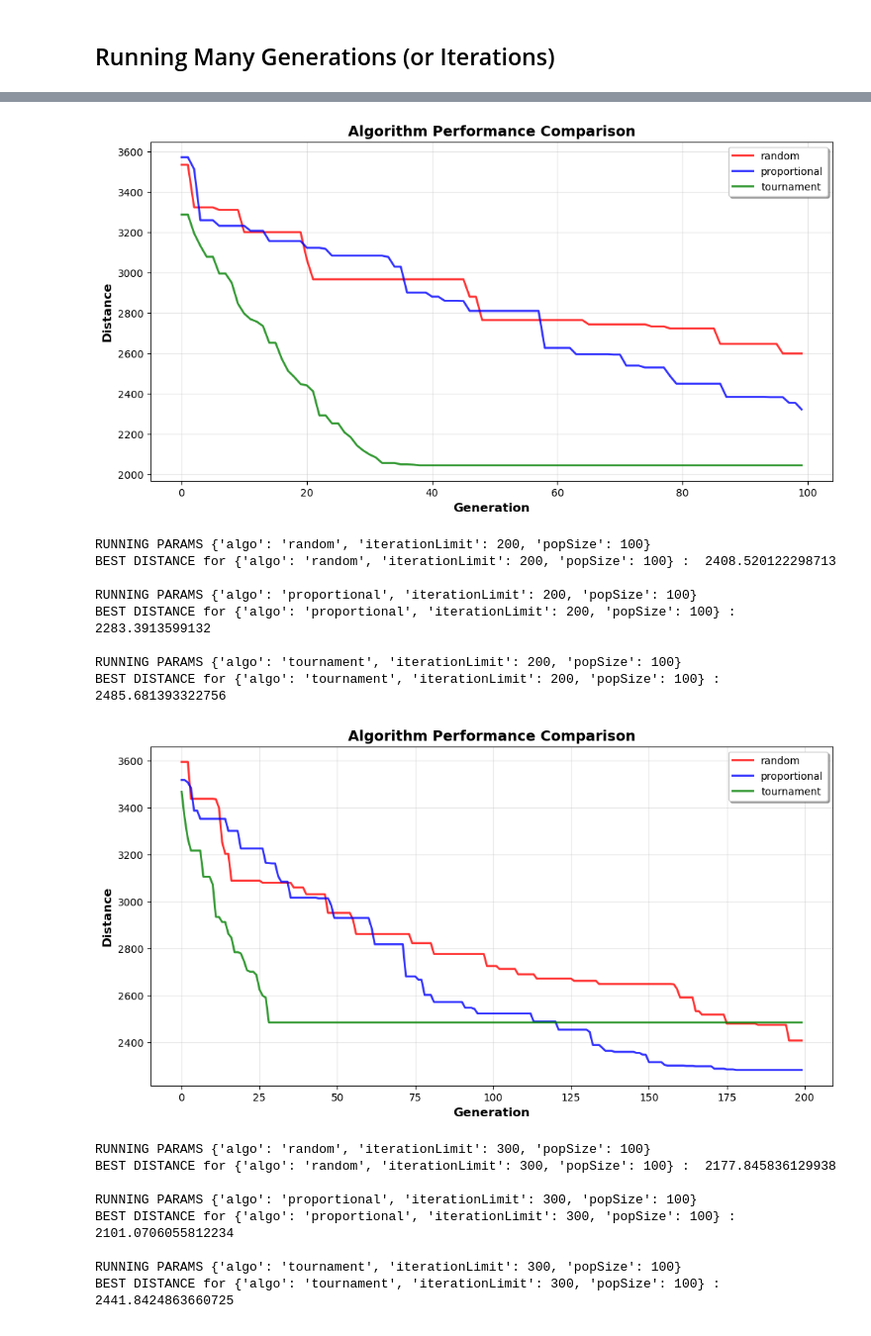
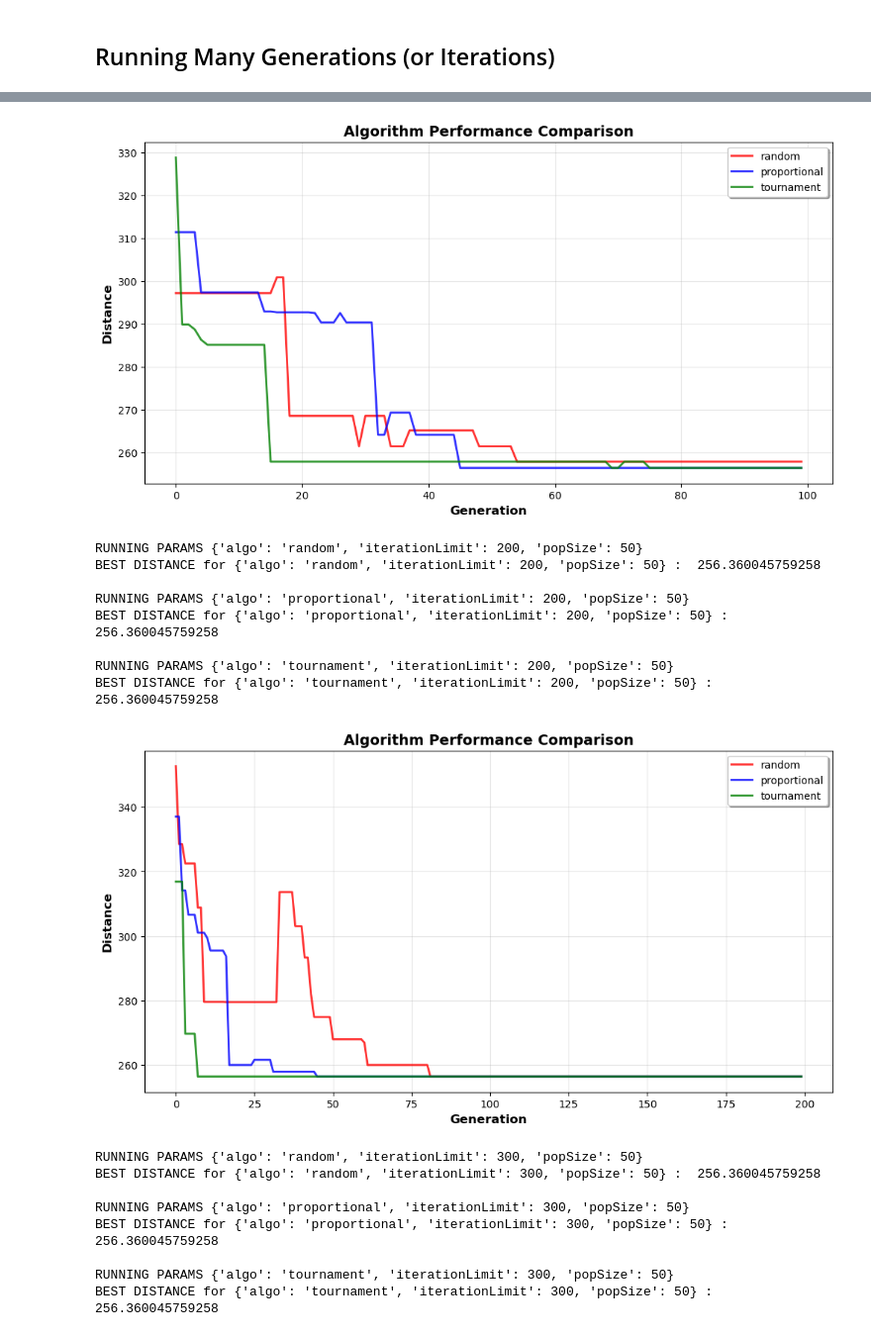
Before and after one commit to thanir03/ai-lab-1, a Jupyter notebook: Lab 2_Genetic Algorithm.ipynb, the cells around one changed output, grey strips where cells are left out. Shown: that part at 99% size. Saved outputs shown, nothing was run; the diff lists cells and outputs as text; code cells hidden in the pictures.

```diff
--- a/Lab 2_Genetic Algorithm.ipynb
+++ b/Lab 2_Genetic Algorithm.ipynb
@@ -170,7 +170,7 @@ def genCityList(filename):
 
 
     # == Replacement starts here
-    NUM_RANDOM_CITIES = 75
+    NUM_RANDOM_CITIES = 10
     cities = []
 
     # Read cities from txt file
@@ -471,19 +464,19 @@ def mutate(route: list[City], mutationProbability):
     # 0 marks:        No answer is given.
 
     mutated_route = route[:]
-    for i in range(len(route)):
+    for i in range(len(mutated_route)):
         if (random.random() < mutationProbability):
             # mutationProbability is the probability of a gene undergoing mutation
 
             # Replacement starts here
             # Get a random index from the route array
-            idx = random.randint(0 , len(route) - 1)
+            idx = random.randint(0 , len(mutated_route) - 1)
             # Remove the selected
-            item = route.pop(idx)
+            item = mutated_route.pop(idx)
 
             # Insert
-            idx2 = random.randint(0 , len(route) - 1)
-            route.insert(idx2 , item)
+            idx2 = random.randint(0 , len(mutated_route) - 1)
+            mutated_route.insert(idx2 , item)
             # Replacement ends here
     return mutated_route
 # %% [markdown]
@@ -544,7 +537,7 @@ print(new_population)
 ## Running Many Generations (or Iterations)
 # %%
 filename = 'cities400.txt'
-popSize = 100
+popSize = 50
 eliteSize = 5
 mutationProbability = 0.01
 iteration_limit = 250
@@ -649,6 +642,5 @@ for i, param in enumerate(params):
     if (i+1) % 3 == 0:
         generateScatterChart(results, mapOfAlgos)
         results.clear()
-
 print(iteration)
 # %% [output]
@@ -663,18 +655,18 @@ BEST DISTANCE for {'algo': 'tournament', 'iterationLimit': 100, 'popSize': 100}
-[figure, old version]
+[figure, new version]
-RUNNING PARAMS {'algo': 'random', 'iterationLimit': 200, 'popSize': 100}
-BEST DISTANCE for {'algo': 'random', 'iterationLimit': 200, 'popSize': 100} :  2408.520122298713
+RUNNING PARAMS {'algo': 'random', 'iterationLimit': 200, 'popSize': 50}
+BEST DISTANCE for {'algo': 'random', 'iterationLimit': 200, 'popSize': 50} :  256.360045759258
 
-RUNNING PARAMS {'algo': 'proportional', 'iterationLimit': 200, 'popSize': 100}
-BEST DISTANCE for {'algo': 'proportional', 'iterationLimit': 200, 'popSize': 100} :  2283.3913599132
+RUNNING PARAMS {'algo': 'proportional', 'iterationLimit': 200, 'popSize': 50}
+BEST DISTANCE for {'algo': 'proportional', 'iterationLimit': 200, 'popSize': 50} :  256.360045759258
 
-RUNNING PARAMS {'algo': 'tournament', 'iterationLimit': 200, 'popSize': 100}
-BEST DISTANCE for {'algo': 'tournament', 'iterationLimit': 200, 'popSize': 100} :  2485.681393322756
+RUNNING PARAMS {'algo': 'tournament', 'iterationLimit': 200, 'popSize': 50}
+BEST DISTANCE for {'algo': 'tournament', 'iterationLimit': 200, 'popSize': 50} :  256.360045759258
-[figure, old version]
+[figure, new version]
-RUNNING PARAMS {'algo': 'random', 'iterationLimit': 300, 'popSize': 100}
-BEST DISTANCE for {'algo': 'random', 'iterationLimit': 300, 'popSize': 100} :  2177.845836129938
+RUNNING PARAMS {'algo': 'random', 'iterationLimit': 300, 'popSize': 50}
+BEST DISTANCE for {'algo': 'random', 'iterationLimit': 300, 'popSize': 50} :  256.360045759258
 
-RUNNING PARAMS {'algo': 'proportional', 'iterationLimit': 300, 'popSize': 100}
-BEST DISTANCE for {'algo': 'proportional', 'iterationLimit': 300, 'popSize': 100} :  2101.0706055812234
+RUNNING PARAMS {'algo': 'proportional', 'iterationLimit': 300, 'popSize': 50}
+BEST DISTANCE for {'algo': 'proportional', 'iterationLimit': 300, 'popSize': 50} :  256.360045759258
 
-RUNNING PARAMS {'algo': 'tournament', 'iterationLimit': 300, 'popSize': 100}
-BEST DISTANCE for {'algo': 'tournament', 'iterationLimit': 300, 'popSize': 100} :  2441.8424863660725
+RUNNING PARAMS {'algo': 'tournament', 'iterationLimit': 300, 'popSize': 50}
+BEST DISTANCE for {'algo': 'tournament', 'iterationLimit': 300, 'popSize': 50} :  256.360045759258
```
Also changed, not shown: parts of 3 cells of this notebook, 2 other files.
